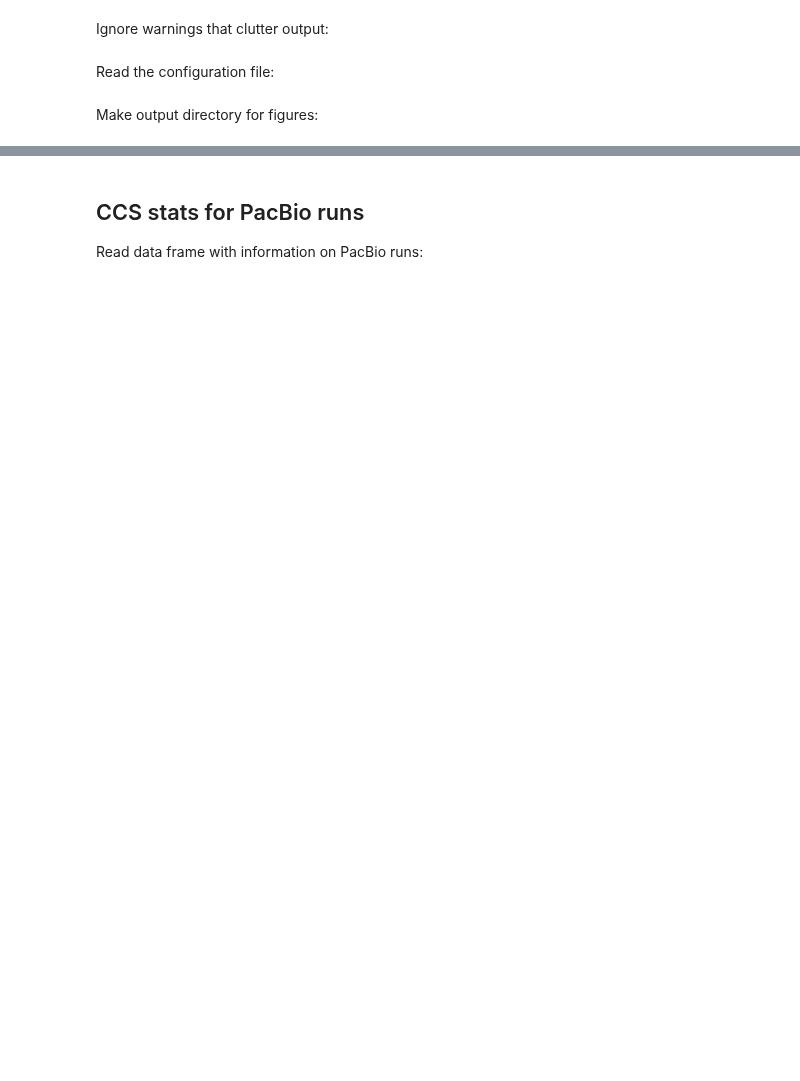
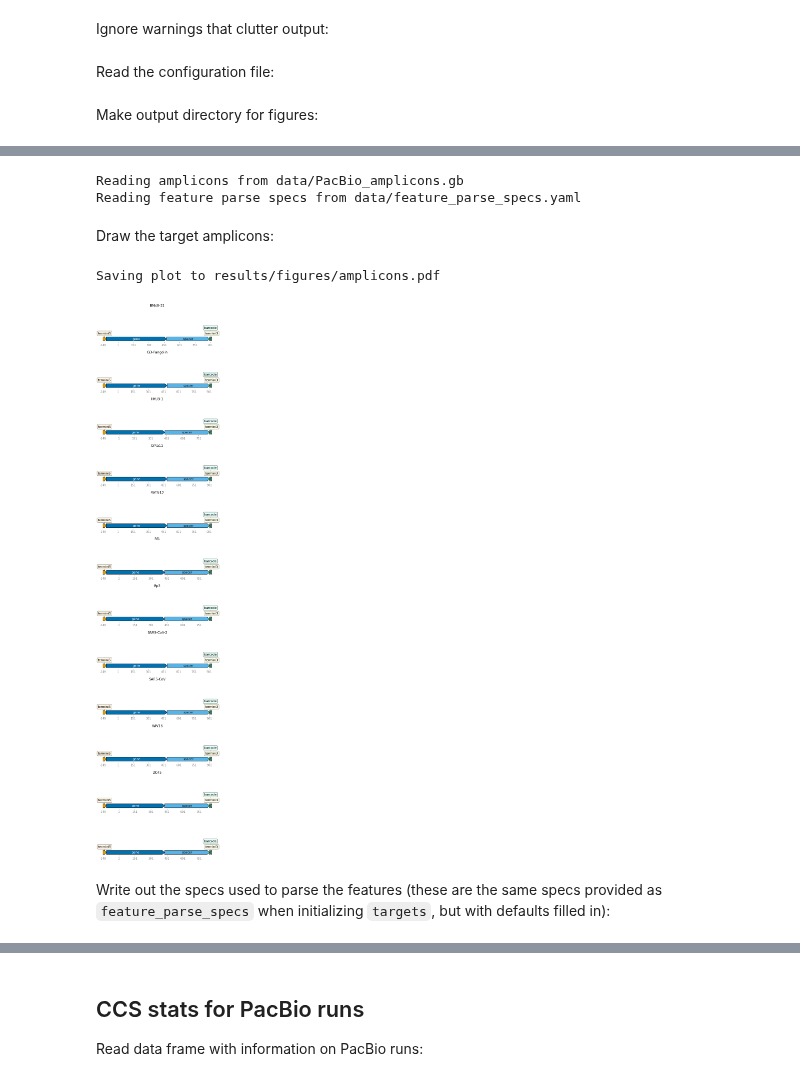
Before and after one commit to jbloomlab/SARS-CoV-2-RBD_DMS, a Jupyter notebook: process_ccs.ipynb, the cells around one changed output, grey strips where cells are left out. Drawn from its saved outputs; the diff is of its cells as text; code cells hidden in the pictures; blank space fills up the shorter version.

```diff
--- a/process_ccs.ipynb
+++ b/process_ccs.ipynb
@@ -67,0 +71,24 @@ os.makedirs(config['process_ccs_dir'], exist_ok=True)
+# %%
+print(f"Reading amplicons from {config['amplicons']}")
+print(f"Reading feature parse specs from {config['feature_parse_specs']}")
+
+targets = alignparse.targets.Targets(
+                seqsfile=config['amplicons'],
+                feature_parse_specs=config['feature_parse_specs'])
+# %% [output]
+Reading amplicons from data/PacBio_amplicons.gb
+Reading feature parse specs from data/feature_parse_specs.yaml
+# %% [markdown]
+Draw the target amplicons:
+# %%
+fig = targets.plot(ax_width=7)
+_ = fig.gca().set_title(None)  # hide target title as just one target
+
+plotfile = os.path.join(config['figs_dir'], 'amplicons.pdf')
+print(f"Saving plot to {plotfile}")
+fig.savefig(plotfile, bbox_inches='tight')
+# %% [output]
+Saving plot to results/figures/amplicons.pdf
+[figure, added]
+# %% [markdown]
+Write out the specs used to parse the features (these are the same specs provided as `feature_parse_specs` when initializing `targets`, but with defaults filled in):
```
Also changed, not shown: parts of 21 cells of this notebook, 17 other files.
